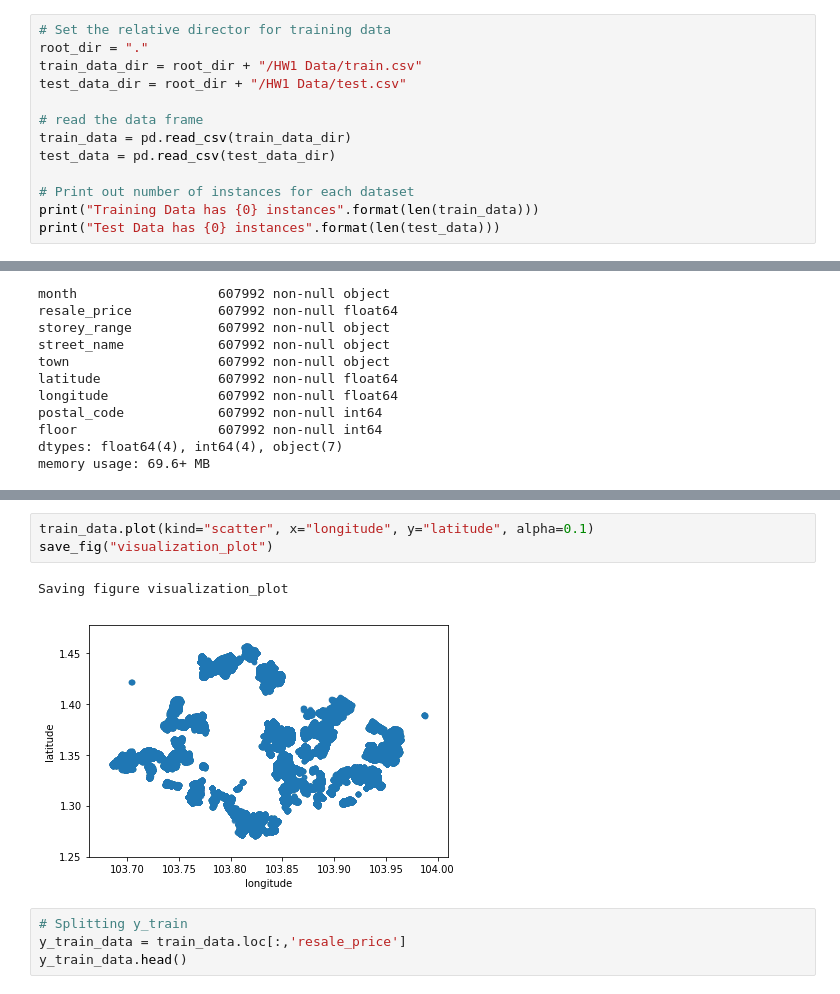
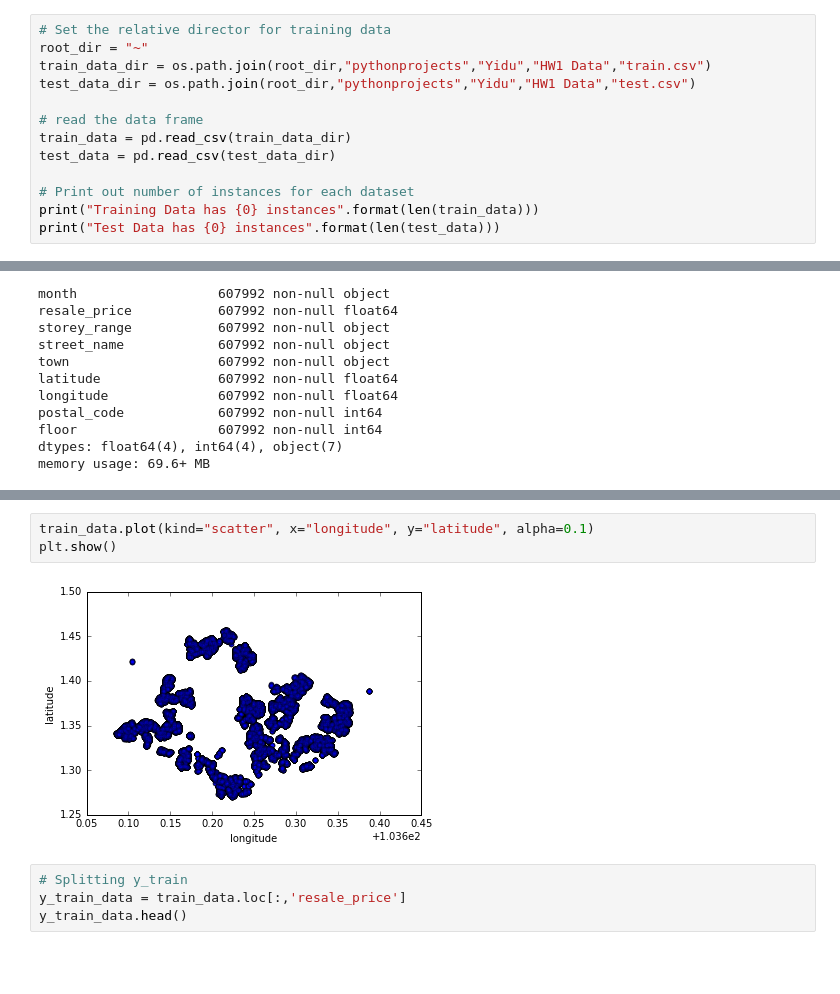
Before and after one commit to jcsgo/pythonprojects, a Jupyter notebook: Yidu/Homework 1.ipynb, the cells around one changed output, grey strips where cells are left out. Cells and saved outputs as stored; diff of their text form; blank space fills up the shorter version.

```diff
--- a/Yidu/Homework 1.ipynb
+++ b/Yidu/Homework 1.ipynb
@@ -28,8 +17,8 @@ def save_fig(fig_id, tight_layout=True, fig_extension="png", resolution=300):
 # %%
 # Set the relative director for training data
-root_dir = "."
-train_data_dir = root_dir + "/HW1 Data/train.csv"
-test_data_dir = root_dir + "/HW1 Data/test.csv"
+root_dir = "~"
+train_data_dir = os.path.join(root_dir,"pythonprojects","Yidu","HW1 Data","train.csv")
+test_data_dir = os.path.join(root_dir,"pythonprojects","Yidu","HW1 Data","test.csv")
 
 # read the data frame
 train_data = pd.read_csv(train_data_dir)
@@ -96,9 +85,8 @@ plt.show()
 # %%
 train_data.plot(kind="scatter", x="longitude", y="latitude", alpha=0.1)
-save_fig("visualization_plot")
+plt.show()
 # %% [output]
-Saving figure visualization_plot
-[figure, old version]
+[figure, new version]
 # %%
 # Splitting y_train
 y_train_data = train_data.loc[:,'resale_price']
```
Also changed, not shown: parts of 17 cells of this notebook.
